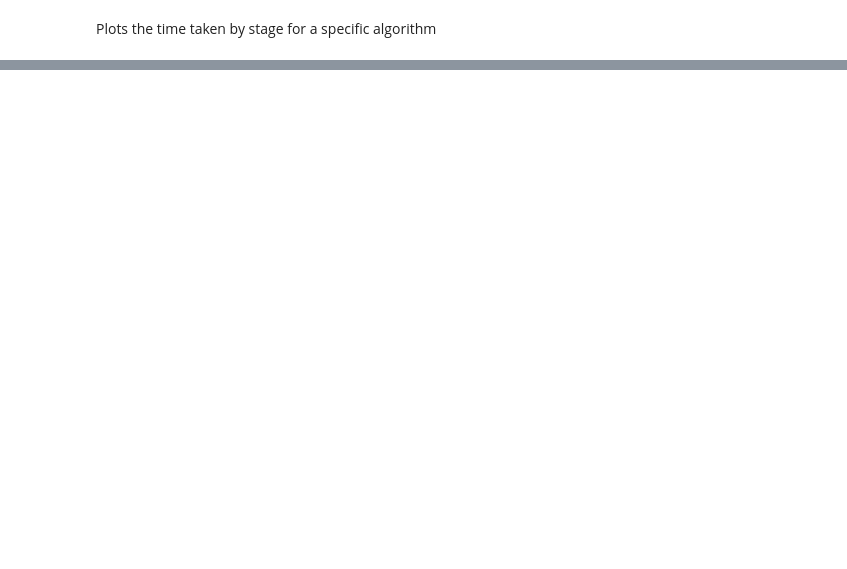
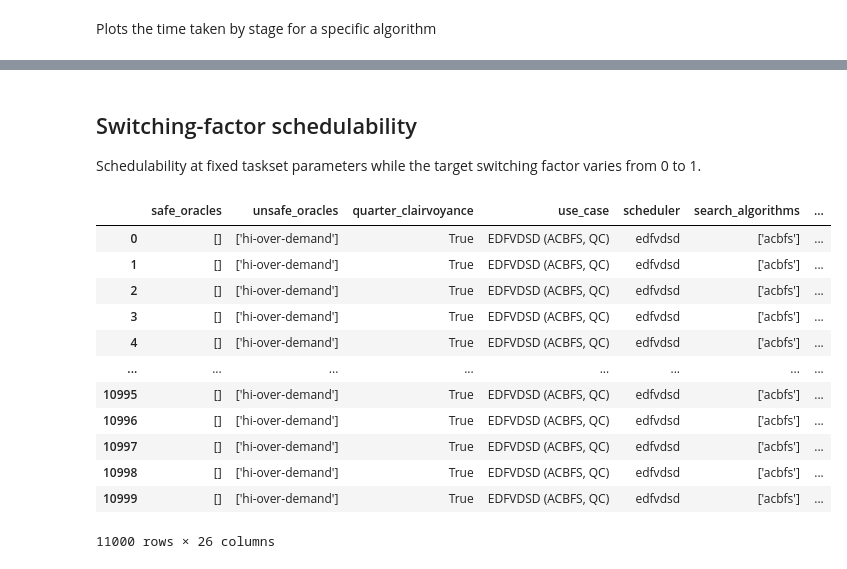
Before and after one commit to Jordan-Sun/mixed-criticality-graph-xp, a Jupyter notebook: notebooks/charts-rtss.ipynb, the cells around one changed output, grey strips where cells are left out. Saved outputs shown, nothing was run; the diff lists cells and outputs as text; code cells hidden in the pictures; blank space fills up the shorter version.

```diff
--- a/notebooks/charts-rtss.ipynb
+++ b/notebooks/charts-rtss.ipynb
@@ -869,0 +882,41 @@ for use_case in use_cases:
+# %% [markdown]
+## Switching-factor schedulability
+
+Schedulability at fixed taskset parameters while the target switching factor varies from 0 to 1.
+# %%
+from pathlib import Path
+
+switching_factor_path = Path("./results/0819")
+
+if switching_factor_path.is_dir():
+    switching_factor_csv_paths = sorted(switching_factor_path.glob("*.csv"))
+else:
+    switching_factor_csv_paths = [switching_factor_path]
+
+if not switching_factor_csv_paths:
+    raise FileNotFoundError(f"No CSV files found at {switching_factor_path}")
+
+df_switching = pd.concat(
+    [pd.read_csv(csv_path, sep=";") for csv_path in switching_factor_csv_paths],
+    ignore_index=True,
+)
+required_switching_columns = {"target_switching_factor", "use_case", "is_safe", "timeout"}
+missing_switching_columns = required_switching_columns.difference(df_switching.columns)
+if missing_switching_columns:
+    raise ValueError(f"Missing switching-factor result columns: {sorted(missing_switching_columns)}")
+
+df_switching
+# %% [output]
+|  | safe_oracles | unsafe_oracles | quarter_clairvoyance | use_case | scheduler | search_algorithms | ... |
+| 0 | [] | ['hi-over-demand'] | True | EDFVDSD (ACBFS, QC) | edfvdsd | ['acbfs'] | ... |
+| 1 | [] | ['hi-over-demand'] | True | EDFVDSD (ACBFS, QC) | edfvdsd | ['acbfs'] | ... |
+| 2 | [] | ['hi-over-demand'] | True | EDFVDSD (ACBFS, QC) | edfvdsd | ['acbfs'] | ... |
+| 3 | [] | ['hi-over-demand'] | True | EDFVDSD (ACBFS, QC) | edfvdsd | ['acbfs'] | ... |
+| 4 | [] | ['hi-over-demand'] | True | EDFVDSD (ACBFS, QC) | edfvdsd | ['acbfs'] | ... |
+| ... | ... | ... | ... | ... | ... | ... | ... |
+| 10995 | [] | ['hi-over-demand'] | True | EDFVDSD (ACBFS, QC) | edfvdsd | ['acbfs'] | ... |
+| 10996 | [] | ['hi-over-demand'] | True | EDFVDSD (ACBFS, QC) | edfvdsd | ['acbfs'] | ... |
+| 10997 | [] | ['hi-over-demand'] | True | EDFVDSD (ACBFS, QC) | edfvdsd | ['acbfs'] | ... |
+| 10998 | [] | ['hi-over-demand'] | True | EDFVDSD (ACBFS, QC) | edfvdsd | ['acbfs'] | ... |
+| 10999 | [] | ['hi-over-demand'] | True | EDFVDSD (ACBFS, QC) | edfvdsd | ['acbfs'] | ... |
+11000 rows × 26 columns
```
Also changed, not shown: parts of 68 cells of this notebook, 26 other files.
